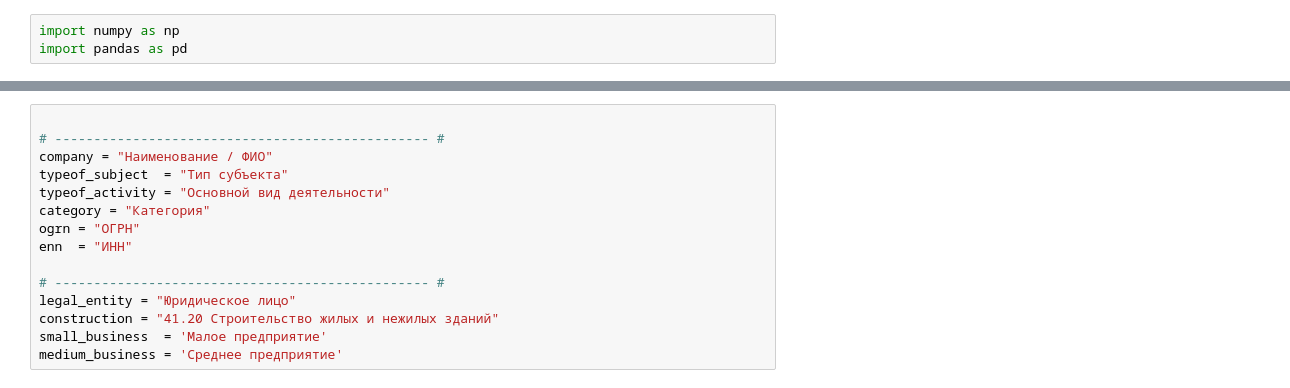
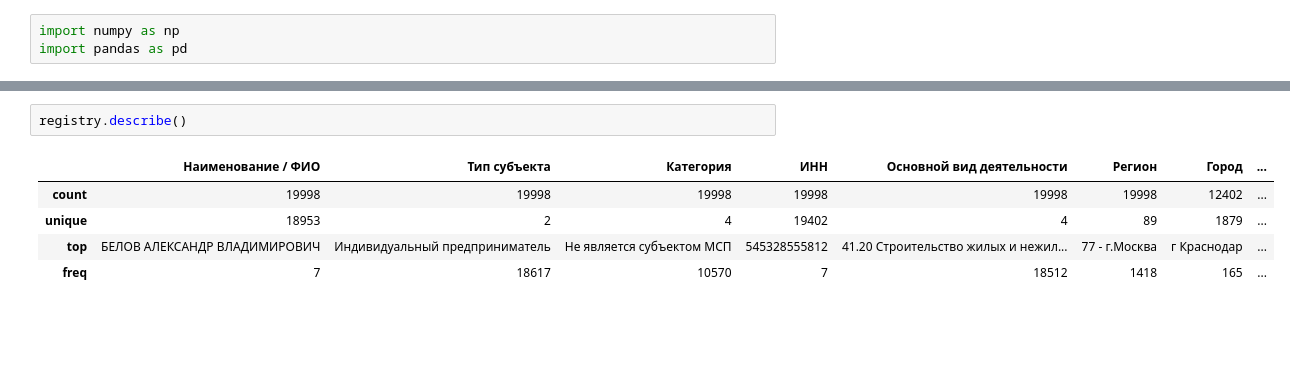
Before and after one commit to xTravisBickley/construction-sme-eda, a Jupyter notebook: src/clearing_registry.ipynb, the cells around one changed output, grey strips where cells are left out. Cells and saved outputs as stored; diff of their text form; blank space fills up the shorter version.

```diff
--- a/src/clearing_registry.ipynb
+++ b/src/clearing_registry.ipynb
@@ -39,16 +95,9 @@ registry.sample(3)
-# %%
-
-# ------------------------------------------------ #
-company = "Наименование / ФИО"
-typeof_subject  = "Тип субъекта"
-typeof_activity = "Основной вид деятельности"
-category = "Категория"
-ogrn = "ОГРН"
-enn  = "ИНН"
-
-# ------------------------------------------------ #
-legal_entity = "Юридическое лицо"
-construction = "41.20 Строительство жилых и нежилых зданий"
-small_business  = 'Малое предприятие'
-medium_business = 'Среднее предприятие'
+# %%
+registry.describe()
+# %% [output]
+|  | Наименование / ФИО | Тип субъекта | Категория | ИНН | Основной вид деятельности | Регион | Город | ... |
+| count | 19998 | 19998 | 19998 | 19998 | 19998 | 19998 | 12402 | ... |
+| unique | 18953 | 2 | 4 | 19402 | 4 | 89 | 1879 | ... |
+| top | БЕЛОВ АЛЕКСАНДР ВЛАДИМИРОВИЧ | Индивидуальный предприниматель | Не является субъектом МСП | 545328555812 | 41.20 Строительство жилых и нежил... | 77 - г.Москва | г Краснодар | ... |
+| freq | 7 | 18617 | 10570 | 7 | 18512 | 1418 | 165 | ... |
 # %%
```
Also changed, not shown: parts of 15 cells of this notebook, 1 other file.
